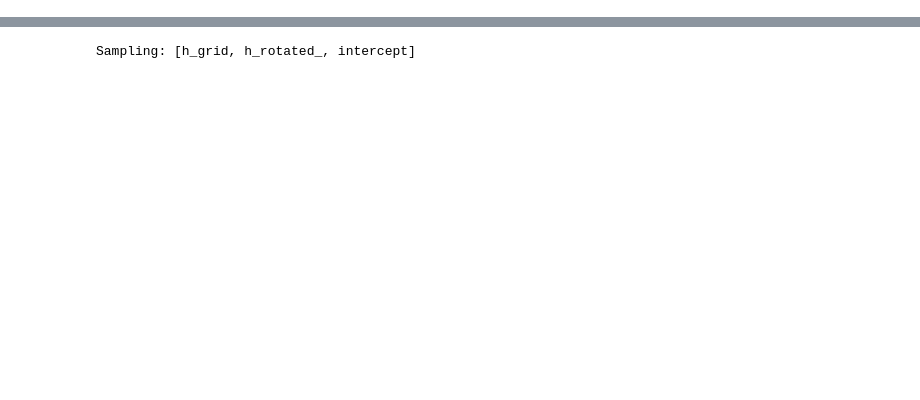
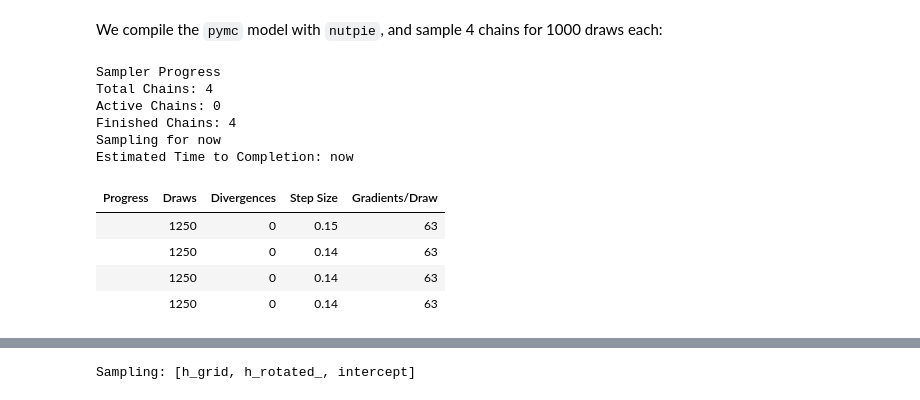
Before and after one commit to elc45/pybacon, a Jupyter notebook: gp-approach.ipynb, the cells around one changed output, grey strips where cells are left out. Saved outputs shown, nothing was run; the diff lists cells and outputs as text; code cells hidden in the pictures; blank space fills up the shorter version.

```diff
--- a/gp-approach.ipynb
+++ b/gp-approach.ipynb
@@ -147,8 +57,22 @@ with pm.Model() as model:
 
     pm.Normal("y_obs", mu=f, sigma=errors, observed=y_obs)
+# %% [markdown]
+We compile the `pymc` model with `nutpie`, and sample 4 chains for 1000 draws each:
 # %%
 pymc_model = nutpie.compile_pymc_model(model)
-trace = nutpie.sample(pymc_model, draws=1000, chains=4)
+trace = nutpie.sample(pymc_model, tune=250, draws=1000, chains=4)
+# %% [output]
+Sampler Progress
+Total Chains: 4
+Active Chains: 0
+Finished Chains: 4
+Sampling for now
+Estimated Time to Completion: now
+| Progress | Draws | Divergences | Step Size | Gradients/Draw |
+|  | 1250 | 0 | 0.15 | 63 |
+|  | 1250 | 0 | 0.14 | 63 |
+|  | 1250 | 0 | 0.14 | 63 |
+|  | 1250 | 0 | 0.14 | 63 |
 # %%
 samples = trace.posterior['f'].stack(sample=("chain", "draw")).T
 fig, ax = plt.subplots(figsize=(10, 6))
```
Also changed, not shown: parts of 38 cells of this notebook.
